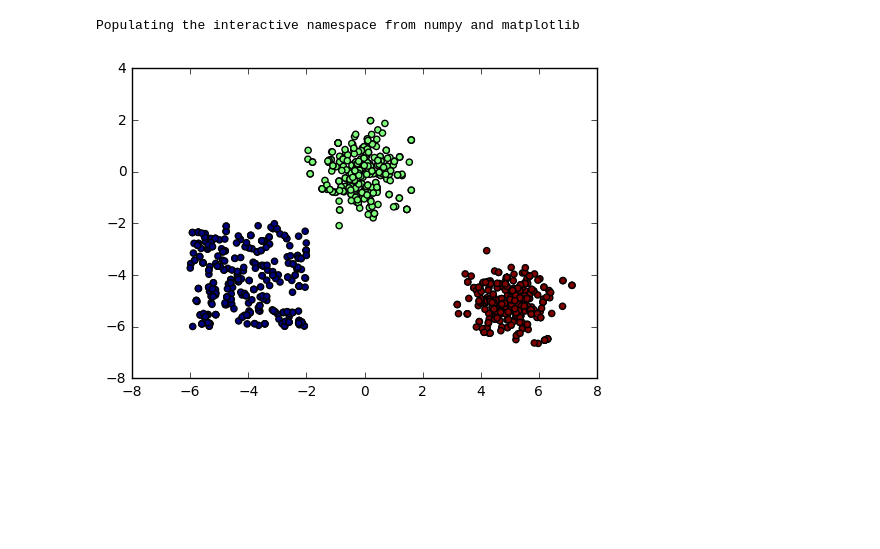
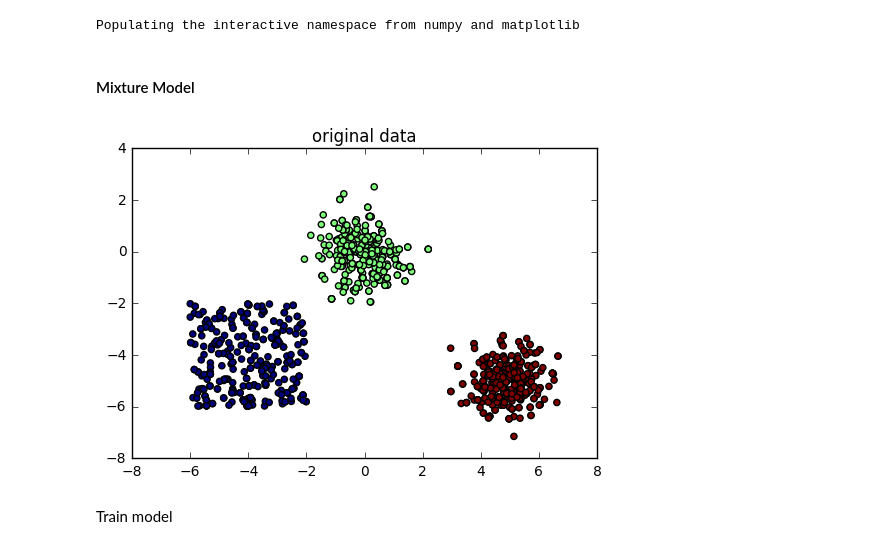
Before and after one commit to wellecks/vaes, a Jupyter notebook: normalizing_flows.ipynb, the cells around one changed output. Drawn from its saved outputs; the diff is of its cells as text; code cells hidden in the pictures; blank space fills up the shorter version.

```diff
--- a/normalizing_flows.ipynb
+++ b/normalizing_flows.ipynb
@@ -5,22 +5,27 @@
 from vae_nf import *
 # %% [output]
 Populating the interactive namespace from numpy and matplotlib
+# %% [markdown]
+#### Mixture Model
 # %%
 N = 1000
 xs = np.vstack((
     np.random.uniform(-6, -2, size=(N/3, 2)),
     np.random.multivariate_normal([0, 0], np.eye(2)/2, size=N/3),
     np.random.multivariate_normal([5, -5], np.eye(2)/2, size=N/3)
 ))
 ys = np.repeat(np.arange(3), N/3)
 
 
 idxs = np.random.choice(range(xs.shape[0]), xs.shape[0])
 xs, ys = xs[idxs], ys[idxs]
 
-plt.scatter(xs[:, 0], xs[:, 1], c=ys);
+plt.scatter(xs[:, 0], xs[:, 1], c=ys)
+plt.title('original data');
 # %% [output]
-[figure, old version]
+[figure, new version]
+# %% [markdown]
+Train model
 # %%
 tf.reset_default_graph()
 
```
Also changed, not shown: parts of 7 cells of this notebook.
